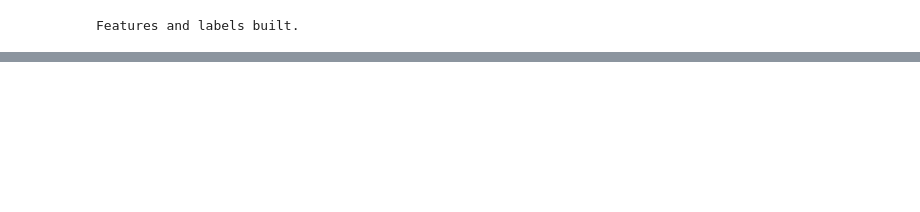
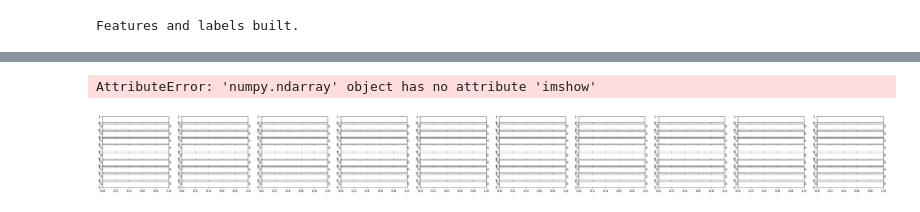
Before and after one commit to CamBitter/RallyRF, a Jupyter notebook: demos/boost_demo.ipynb, the cells around one changed output, grey strips where cells are left out. Drawn from its saved outputs; the diff is of its cells as text; code cells hidden in the pictures; blank space fills up the shorter version.

```diff
--- a/demos/boost_demo.ipynb
+++ b/demos/boost_demo.ipynb
@@ -43,0 +109,33 @@ about to fit the model!
+# %%
+steps = list(range(0, len(tree_preds) + 1, 10))
+fig, axes = plt.subplots(10, 10, figsize=(4 * len(steps), 4))
+
+for ax, n in zip(axes, steps):
+    cumulative = sum(tree_preds[:n])
+    probs_n = 1 / (1 + np.exp(-cumulative))
+    Y_pred_n = (probs_n > 0.5).astype(int)
+
+    conf_mat = np.zeros((2, 2), dtype=int)
+    for true, pred in zip(Y_val.flatten(), Y_pred_n.flatten()):
+        conf_mat[int(true), int(pred)] += 1
+
+    im = ax.imshow(conf_mat, cmap="Blues", origin="upper")
+    ax.set_xticks([0, 1])
+    ax.set_yticks([0, 1])
+    ax.set_xticklabels(["0", "1"])
+    ax.set_yticklabels(["0", "1"])
+    ax.set_xlabel("Predicted Label")
+    ax.set_ylabel("True Label")
+
+    for i in range(conf_mat.shape[0]):
+        for j in range(conf_mat.shape[1]):
+            ax.text(j, i, conf_mat[i, j].item(), ha="center", va="center", color="black", size=6)
+
+    ax.set_title(f"Tree: {n}")
+    ax.grid(False)
+
+plt.tight_layout()
+plt.show()
+# %% [output]
+AttributeError: 'numpy.ndarray' object has no attribute 'imshow'
+[figure, added]
```
Also changed, not shown: parts of 7 cells of this notebook, 2 other files.
